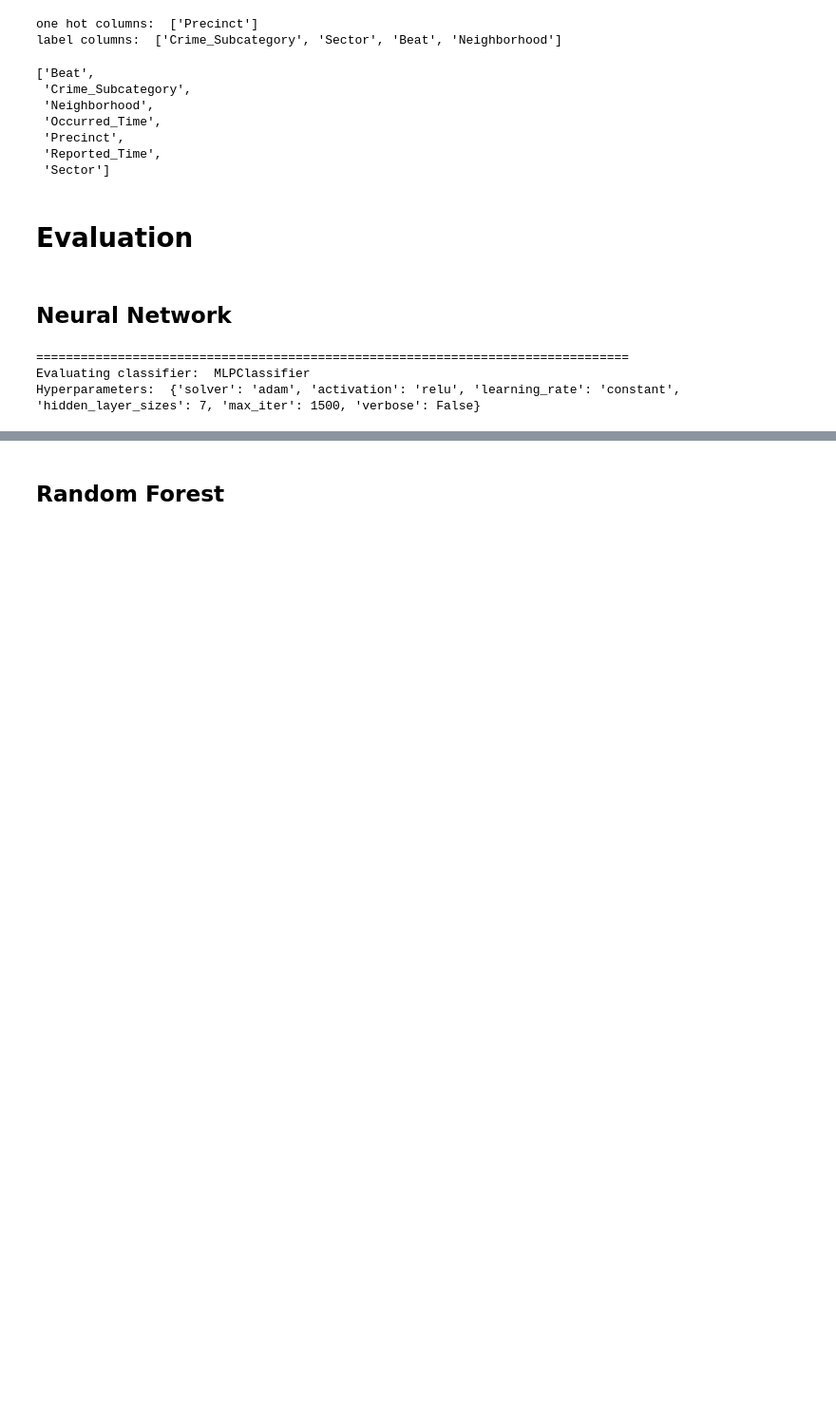
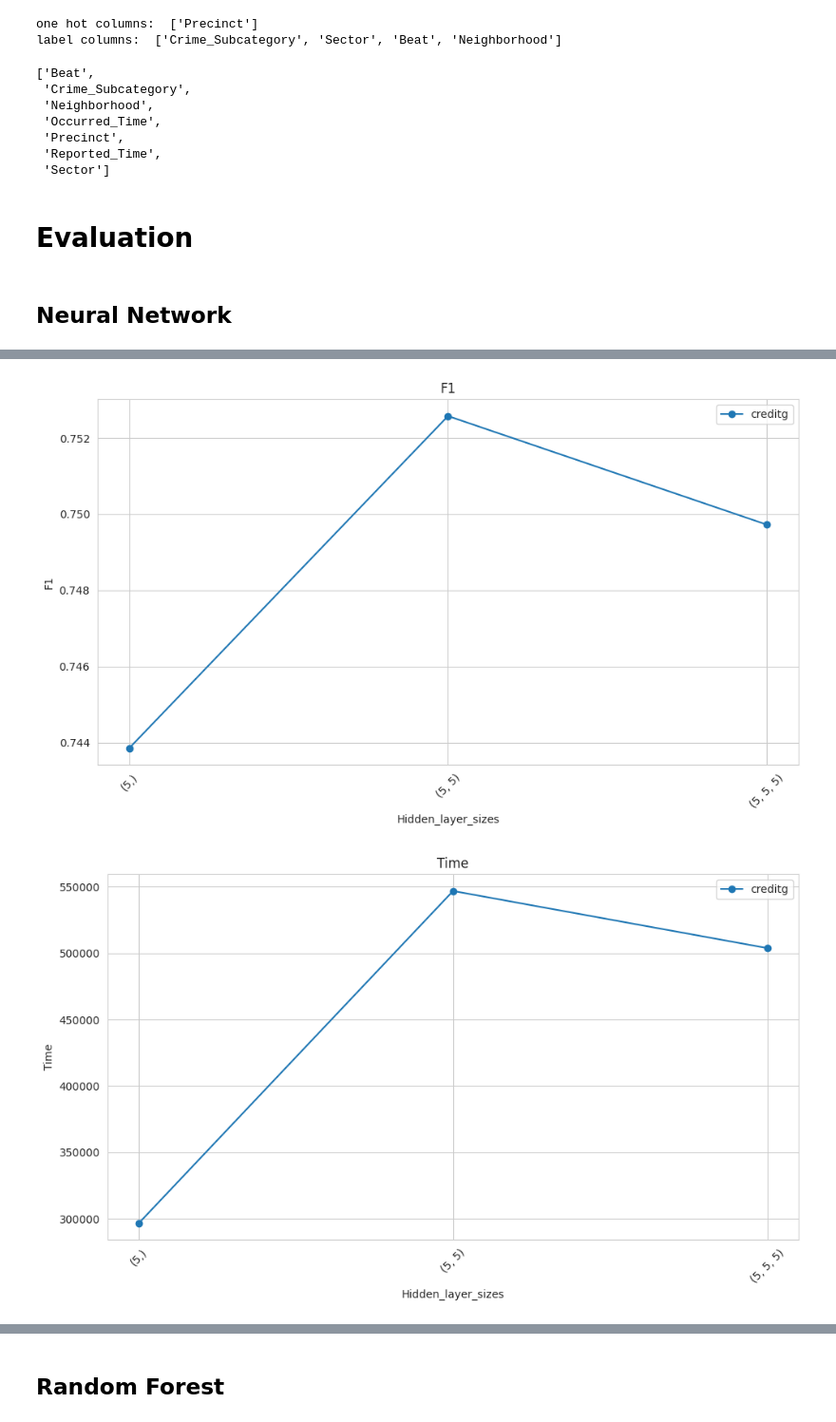
Before and after one commit to Maustrian3/ML24, a Jupyter notebook: exercise-1/seattle_crime_preprocessing.ipynb, the cells around one changed output, grey strips where cells are left out. Shown: that part at 95% size. Drawn from its saved outputs; the diff is of its cells as text; code cells hidden in the pictures; blank space fills up the shorter version.

Commit message:
add seattle crime results

```diff
--- a/exercise-1/seattle_crime_preprocessing.ipynb
+++ b/exercise-1/seattle_crime_preprocessing.ipynb
@@ -221,25 +226,3 @@ y_test = label_encoder.transform(y_test)
 # Evaluation
 # %% [markdown]
 ## Neural Network
-# %%
-reload(evaluator)
-hyperparameters = {
-    'solver': 'adam',
-    'activation': 'relu',
-    'learning_rate': 'constant',
-    'hidden_layer_sizes': (7),
-    #'random_state': 7895,
-    'max_iter': 1500,
-    'verbose': False,
-    #'tol': 5e-5
-}
-hyperparameters_iterator = {'learning_rate_init': np.logspace(-6, -1, num=35)}
-nn_learning_rate = evaluator.evaluate2_mean(MLPClassifier, X_train, y_train, X_test, y_test,
-                                            hyperparameters=hyperparameters,
-                                            hyperparameters_iterate=hyperparameters_iterator, number_of_tests=5)
-evaluator.draw_diagram2_list({"seattlecrime": nn_learning_rate}, x_axis='learning_rate_init',
-                             y_axis=['accuracy', 'precision', 'recall', 'f1'], logaritmic=True)
-# %% [output]
-================================================================================
-Evaluating classifier:  MLPClassifier
-Hyperparameters:  {'solver': 'adam', 'activation': 'relu', 'learning_rate': 'constant', 'hidden_layer_sizes': 7, 'max_iter': 1500, 'verbose': False}
@@ -324,0 +229,17 @@ evaluator.draw_diagram2_list({"breast1": act_function1, "breats2": act_function2
+# %%
+reload(evaluator)
+hyperparameters = {
+    'solver': 'adam',
+    'activation': 'relu',
+    'learning_rate': 'constant',
+    #'hidden_layer_sizes': (15, 15, 15),
+    #'random_state': 7895,
+    'max_iter': 500,
+    'verbose': True,
+    #'tol': 5e-5
+}
+hyperparameters_iterator = {'hidden_layer_sizes': [(5, ), (5, 5), (5, 5, 5),]}
+nn_hidden_layer_deepness = evaluator.evaluate2_mean(MLPClassifier, X_train_std, y_train, X_test_std, y_test, hyperparameters=hyperparameters,
+                           hyperparameters_iterate=hyperparameters_iterator, number_of_tests=1)
+evaluator.draw_diagram2_list({"creditg": nn_hidden_layer_deepness}, x_axis='hidden_layer_sizes', y_axis=['f1', 'time'], logaritmic=False)
+# %% [output]
@@ -324,0 +263,2 @@ evaluator.draw_diagram2_list({"breast1": act_function1, "breats2": act_function2
+[figure, added]
+[figure, added]
```
Also changed, not shown: parts of 20 cells of this notebook, 1 other file.
